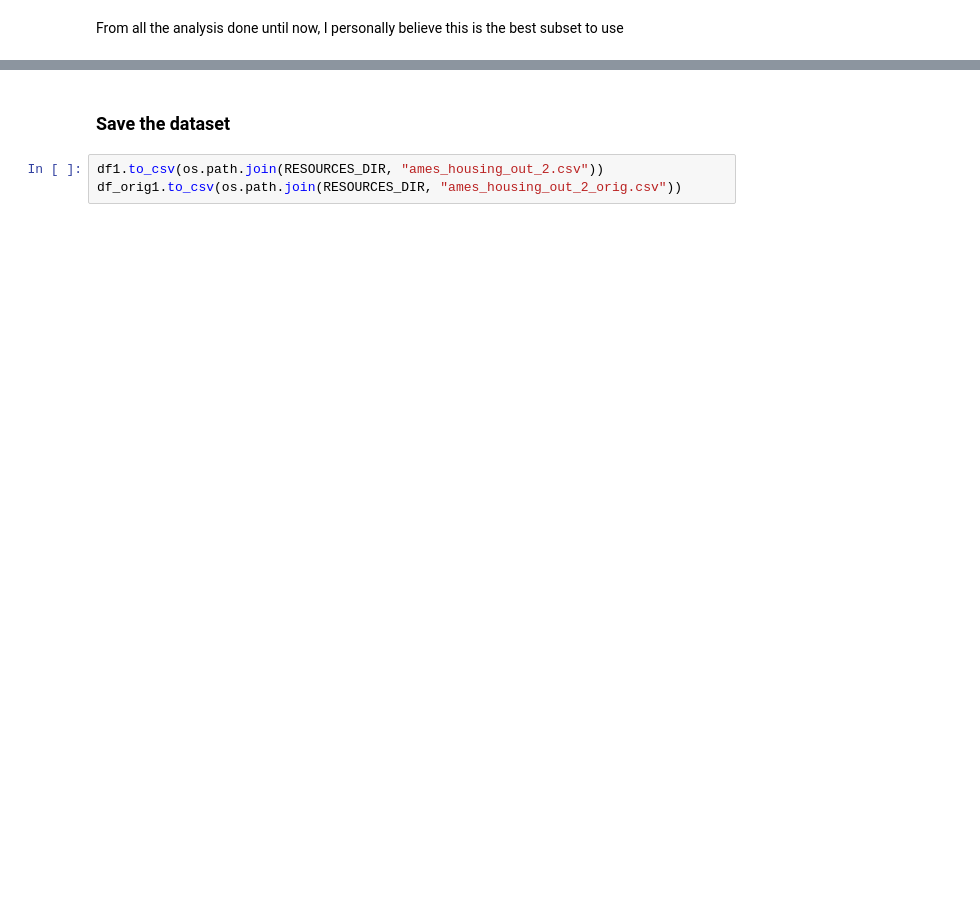
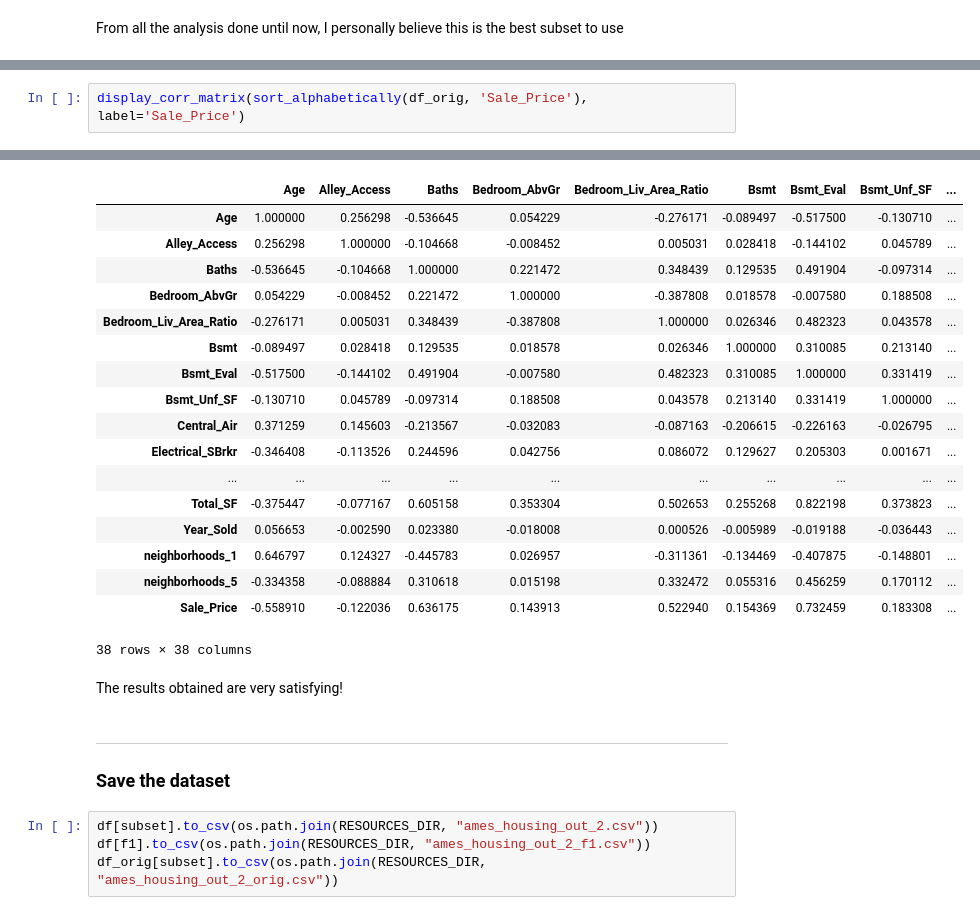
Before and after one commit to PayThePizzo/HouseSalesPricePrediction, a Jupyter notebook: 2 - Feature Encoding, Selection, Conversion.ipynb, the cells around one changed output, grey strips where cells are left out. Drawn from its saved outputs; the diff is of its cells as text; blank space fills up the shorter version.

```diff
--- a/2 - Feature Encoding, Selection, Conversion.ipynb
+++ b/2 - Feature Encoding, Selection, Conversion.ipynb
@@ -820,0 +569,3 @@ df_orig1 = set_labels_type(df_orig1, labels= subset, np_type='float32')
+# %%
+display_corr_matrix(sort_alphabetically(df_orig, 'Sale_Price'), label='Sale_Price')
+# %% [output]
@@ -821,6 +574,28 @@ df_orig1 = set_labels_type(df_orig1, labels= subset, np_type='float32')
+|  | Age | Alley_Access | Baths | Bedroom_AbvGr | Bedroom_Liv_Area_Ratio | Bsmt | Bsmt_Eval | Bsmt_Unf_SF | ... |
+| Age | 1.000000 | 0.256298 | -0.536645 | 0.054229 | -0.276171 | -0.089497 | -0.517500 | -0.130710 | ... |
+| Alley_Access | 0.256298 | 1.000000 | -0.104668 | -0.008452 | 0.005031 | 0.028418 | -0.144102 | 0.045789 | ... |
+| Baths | -0.536645 | -0.104668 | 1.000000 | 0.221472 | 0.348439 | 0.129535 | 0.491904 | -0.097314 | ... |
+| Bedroom_AbvGr | 0.054229 | -0.008452 | 0.221472 | 1.000000 | -0.387808 | 0.018578 | -0.007580 | 0.188508 | ... |
+| Bedroom_Liv_Area_Ratio | -0.276171 | 0.005031 | 0.348439 | -0.387808 | 1.000000 | 0.026346 | 0.482323 | 0.043578 | ... |
+| Bsmt | -0.089497 | 0.028418 | 0.129535 | 0.018578 | 0.026346 | 1.000000 | 0.310085 | 0.213140 | ... |
+| Bsmt_Eval | -0.517500 | -0.144102 | 0.491904 | -0.007580 | 0.482323 | 0.310085 | 1.000000 | 0.331419 | ... |
+| Bsmt_Unf_SF | -0.130710 | 0.045789 | -0.097314 | 0.188508 | 0.043578 | 0.213140 | 0.331419 | 1.000000 | ... |
+| Central_Air | 0.371259 | 0.145603 | -0.213567 | -0.032083 | -0.087163 | -0.206615 | -0.226163 | -0.026795 | ... |
+| Electrical_SBrkr | -0.346408 | -0.113526 | 0.244596 | 0.042756 | 0.086072 | 0.129627 | 0.205303 | 0.001671 | ... |
+| ... | ... | ... | ... | ... | ... | ... | ... | ... | ... |
+| Total_SF | -0.375447 | -0.077167 | 0.605158 | 0.353304 | 0.502653 | 0.255268 | 0.822198 | 0.373823 | ... |
+| Year_Sold | 0.056653 | -0.002590 | 0.023380 | -0.018008 | 0.000526 | -0.005989 | -0.019188 | -0.036443 | ... |
+| neighborhoods_1 | 0.646797 | 0.124327 | -0.445783 | 0.026957 | -0.311361 | -0.134469 | -0.407875 | -0.148801 | ... |
+| neighborhoods_5 | -0.334358 | -0.088884 | 0.310618 | 0.015198 | 0.332472 | 0.055316 | 0.456259 | 0.170112 | ... |
+| Sale_Price | -0.558910 | -0.122036 | 0.636175 | 0.143913 | 0.522940 | 0.154369 | 0.732459 | 0.183308 | ... |
+38 rows × 38 columns
+# %% [markdown]
+The results obtained are very satisfying!
 # %% [markdown]
+---
 
 ### Save the dataset
 # %%
-df1.to_csv(os.path.join(RESOURCES_DIR, "ames_housing_out_2.csv"))
-df_orig1.to_csv(os.path.join(RESOURCES_DIR, "ames_housing_out_2_orig.csv"))
+df[subset].to_csv(os.path.join(RESOURCES_DIR, "ames_housing_out_2.csv"))
+df[f1].to_csv(os.path.join(RESOURCES_DIR, "ames_housing_out_2_f1.csv"))
+df_orig[subset].to_csv(os.path.join(RESOURCES_DIR, "ames_housing_out_2_orig.csv"))
```
Also changed, not shown: parts of 111 cells of this notebook, 3 other files.
